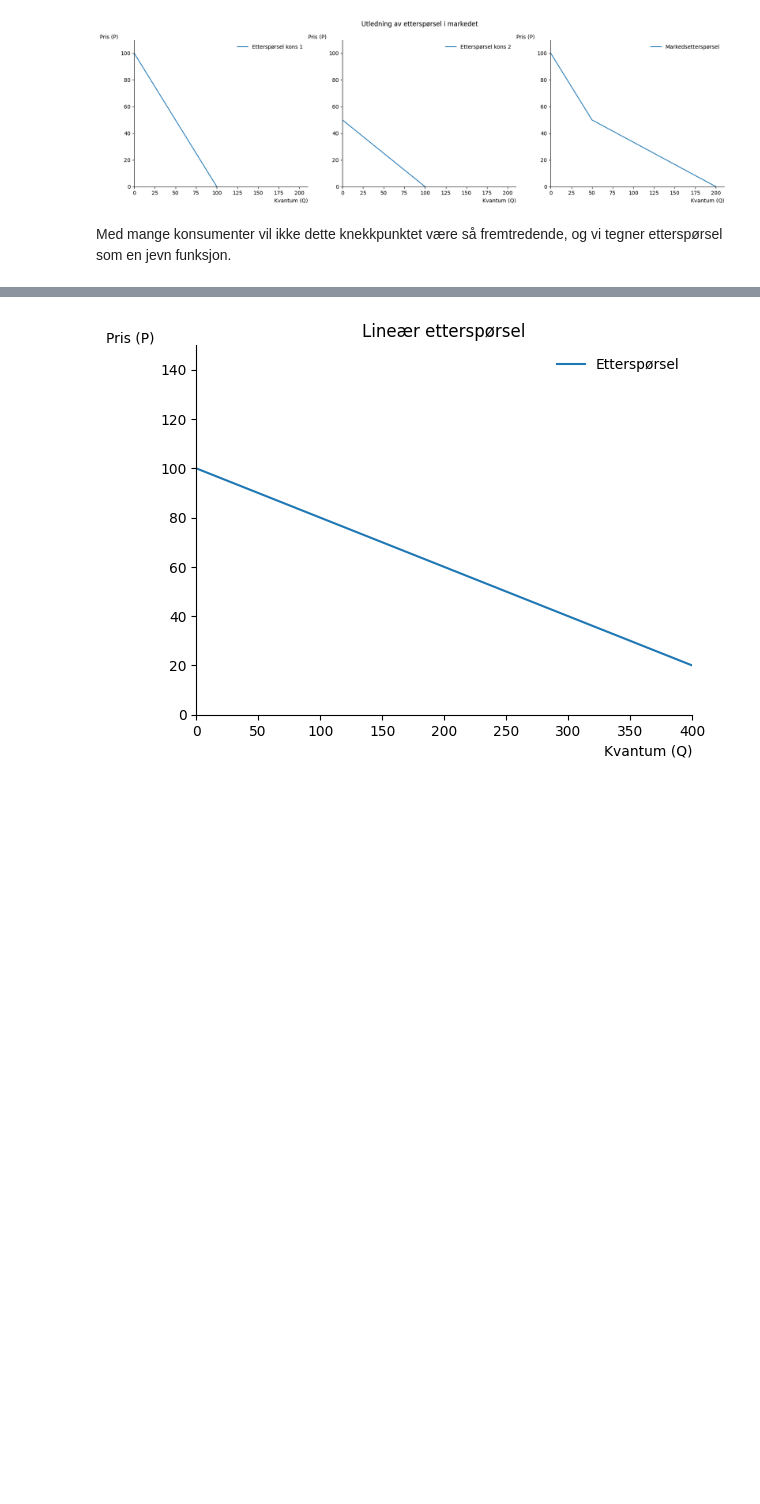
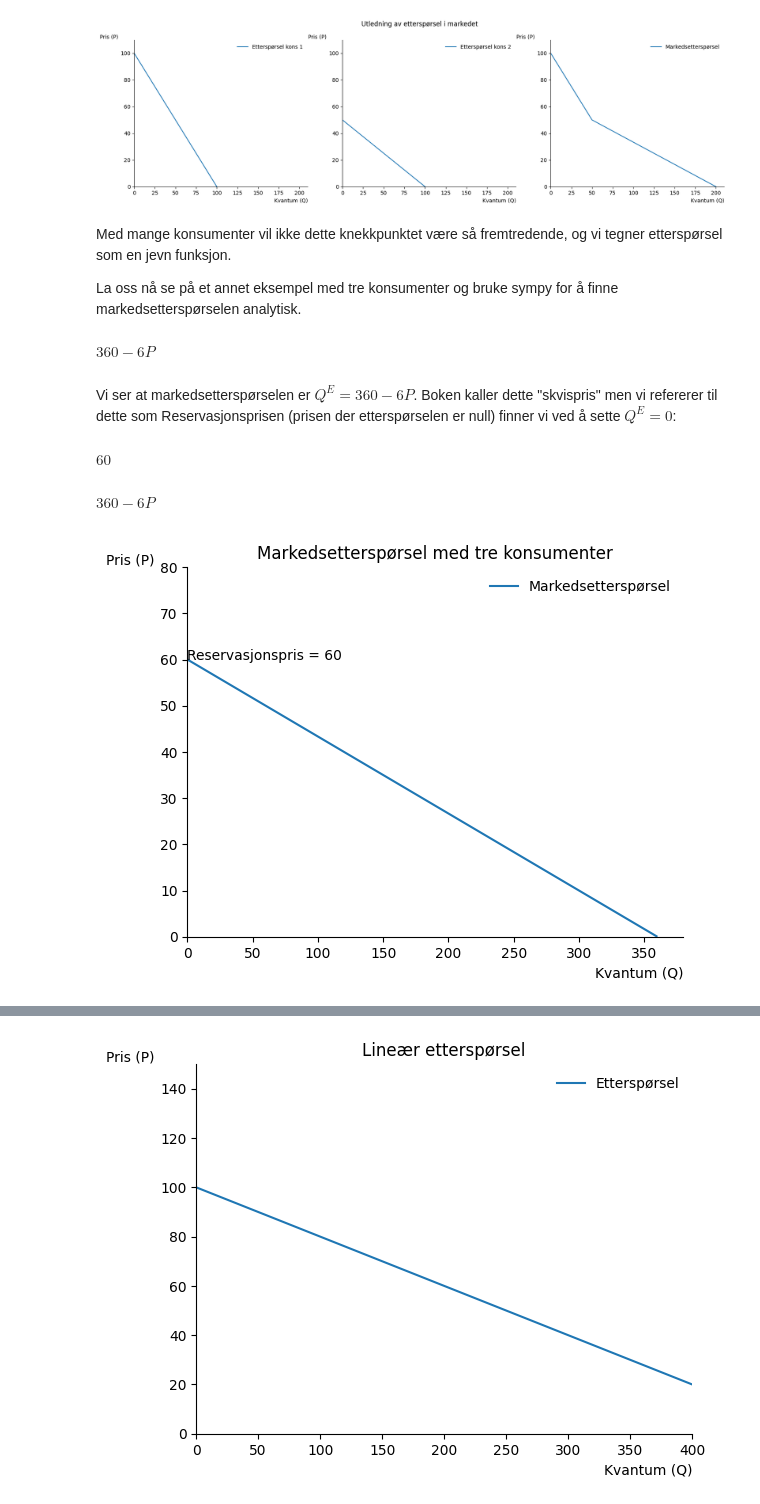
Before and after one commit to uit-sok-1303-v26/uit-sok-1303.v26.github.io, a Jupyter notebook: Markedsteori - Kapittel 8.ipynb, the cells around one changed output, grey strips where cells are left out. Drawn from its saved outputs; the diff is of its cells as text; code cells hidden in the pictures; blank space fills up the shorter version.

```diff
--- a/Markedsteori - Kapittel 8.ipynb
+++ b/Markedsteori - Kapittel 8.ipynb
@@ -29,0 +42,8 @@ from matplotlib import pyplot as plt
+# %%
+# Definer symboler
+P, Q, a, b,Q_hus, Q_Ind,y,d = sp.symbols('P Q a b Q_Hus Q_Ind y d', real=True, positive=True)
+
+
+# Lineær etterspørsel generelt
+Q_E = a - b*P
+Q_E
@@ -81,5 +105,63 @@ plt.show()
 # %% [output]
 [figure]
 # %% [markdown]
-Med mange konsumenter vil ikke dette knekkpunktet være så fremtredende, og vi tegner etterspørsel som en jevn
-funksjon.
+Med mange konsumenter vil ikke dette knekkpunktet være så fremtredende, og vi tegner etterspørsel som en jevn funksjon.
+
+La oss nå se på et annet eksempel med tre konsumenter og bruke sympy for å finne markedsetterspørselen analytisk.
+# %%
+# Eksempel med tre konsumenter
+
+Q1 = 100 - P
+Q2 = 100 - 2*P
+Q3 = 160 - 3*P
+
+# Markedsetterspørsel (summen)
+Q_marked = Q1 + Q2 + Q3
+Q_marked_forenklet = sp.simplify(Q_marked)
+display(Q_marked_forenklet)
+# %% [output]
+$\displaystyle 360 - 6 P$
+# %% [markdown]
+Vi ser at markedsetterspørselen er $Q^E = 360 - 6P$. Boken kaller dette "skvispris" men vi refererer til dette som Reservasjonsprisen (prisen der etterspørselen er null) finner vi ved å sette $Q^E = 0$:
+# %%
+# Finn reservasjonsprisen (skvispris)
+P_res = sp.solve(Q_marked_forenklet, P)[0]
+P_res
+# %% [output]
+$\displaystyle 60$
+# %%
+# Eksempel med tre konsumenter
+
+Q1 = 100 - P
+Q2 = 100 - 2*P
+Q3 = 160 - 3*P
+
+# Markedsetterspørsel (summen)
+Q_marked = Q1 + Q2 + Q3
+Q_marked_forenklet = sp.simplify(Q_marked)
+display(Q_marked_forenklet)
+# %% [output]
+$\displaystyle 360 - 6 P$
+# %%
+# Tegn markedsetterspørselen
+
+p_num = np.linspace(0.1, 70, 100)
+
+def create_ax():
+    fig, ax = plt.subplots()
+    ax.set_ylabel('Pris (P)', loc='top', rotation=0)
+    ax.set_xlabel('Kvantum (Q)', loc='right')
+    ax.spines['top'].set_color('none')
+    ax.spines['right'].set_color('none')
+    return fig, ax
+
+fig, ax = create_ax()
+ax.plot(360 - 6*p_num, p_num, label='Markedsetterspørsel')
+ax.annotate('Reservasjonspris = 60', xy=(0, P_res), xytext=(0, P_res))
+
+
+ax.set(xlim=(0, 380), ylim=(0, 80))
+ax.set_title('Markedsetterspørsel med tre konsumenter')
+ax.legend(loc='best', frameon=False);
+# %% [output]
+[figure, added]
```
Also changed, not shown: parts of 45 cells of this notebook.
